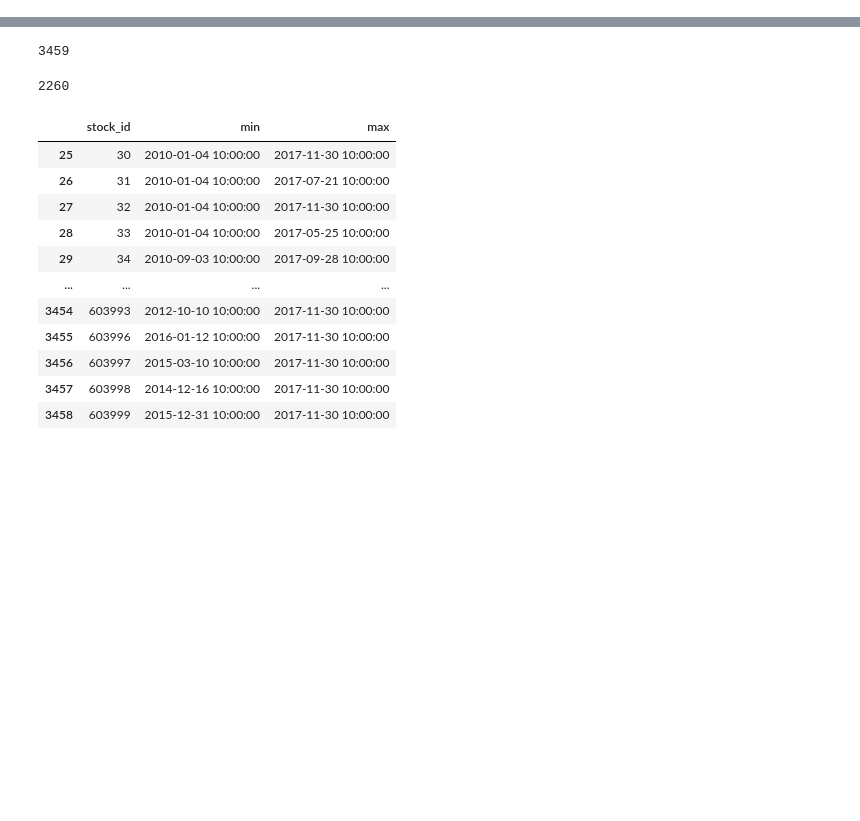
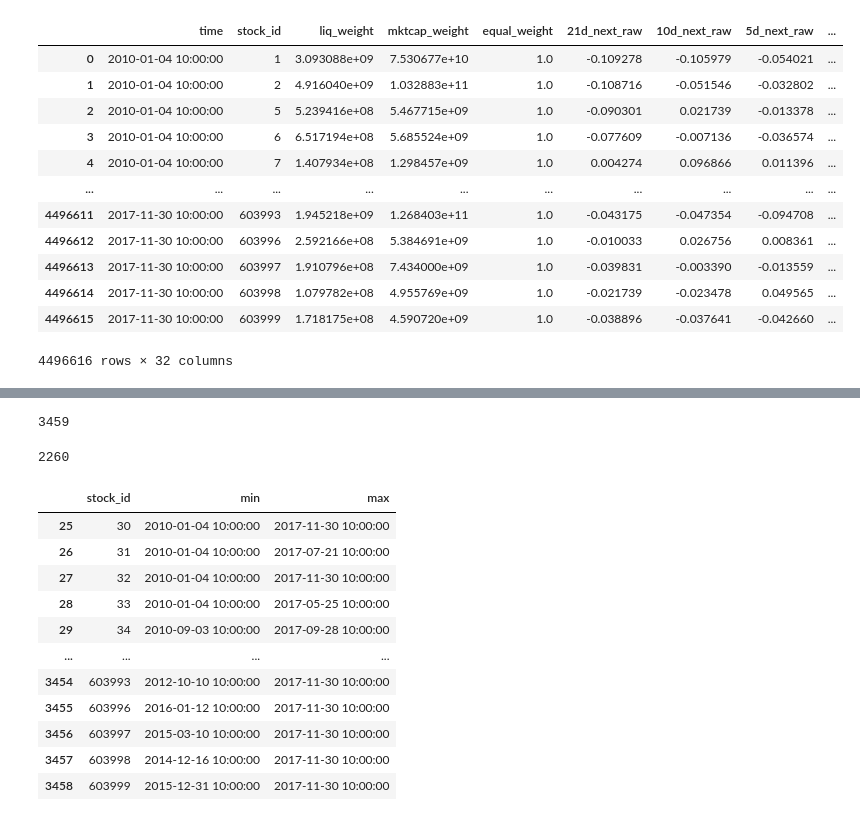
Before and after one commit to cfeif/7032---iTransformer, a Jupyter notebook: dataset/equity/data_process.ipynb, the cells around one changed output, grey strips where cells are left out. Saved outputs shown, nothing was run; the diff lists cells and outputs as text; code cells hidden in the pictures; blank space fills up the shorter version.

```diff
--- a/dataset/equity/data_process.ipynb
+++ b/dataset/equity/data_process.ipynb
@@ -3,3 +5,19 @@ import pandas as pd
 # %%
 df = pd.read_parquet('df_reponse_daily_train.parquet')
 df = df.reset_index()
+# %%
+df
+# %% [output]
+|  | time | stock_id | liq_weight | mktcap_weight | equal_weight | 21d_next_raw | 10d_next_raw | 5d_next_raw | ... |
+| 0 | 2010-01-04 10:00:00 | 1 | 3.093088e+09 | 7.530677e+10 | 1.0 | -0.109278 | -0.105979 | -0.054021 | ... |
+| 1 | 2010-01-04 10:00:00 | 2 | 4.916040e+09 | 1.032883e+11 | 1.0 | -0.108716 | -0.051546 | -0.032802 | ... |
+| 2 | 2010-01-04 10:00:00 | 5 | 5.239416e+08 | 5.467715e+09 | 1.0 | -0.090301 | 0.021739 | -0.013378 | ... |
+| 3 | 2010-01-04 10:00:00 | 6 | 6.517194e+08 | 5.685524e+09 | 1.0 | -0.077609 | -0.007136 | -0.036574 | ... |
+| 4 | 2010-01-04 10:00:00 | 7 | 1.407934e+08 | 1.298457e+09 | 1.0 | 0.004274 | 0.096866 | 0.011396 | ... |
+| ... | ... | ... | ... | ... | ... | ... | ... | ... | ... |
+| 4496611 | 2017-11-30 10:00:00 | 603993 | 1.945218e+09 | 1.268403e+11 | 1.0 | -0.043175 | -0.047354 | -0.094708 | ... |
+| 4496612 | 2017-11-30 10:00:00 | 603996 | 2.592166e+08 | 5.384691e+09 | 1.0 | -0.010033 | 0.026756 | 0.008361 | ... |
+| 4496613 | 2017-11-30 10:00:00 | 603997 | 1.910796e+08 | 7.434000e+09 | 1.0 | -0.039831 | -0.003390 | -0.013559 | ... |
+| 4496614 | 2017-11-30 10:00:00 | 603998 | 1.079782e+08 | 4.955769e+09 | 1.0 | -0.021739 | -0.023478 | 0.049565 | ... |
+| 4496615 | 2017-11-30 10:00:00 | 603999 | 1.718175e+08 | 4.590720e+09 | 1.0 | -0.038896 | -0.037641 | -0.042660 | ... |
+4496616 rows × 32 columns
```
Also changed, not shown: parts of 11 cells of this notebook.
